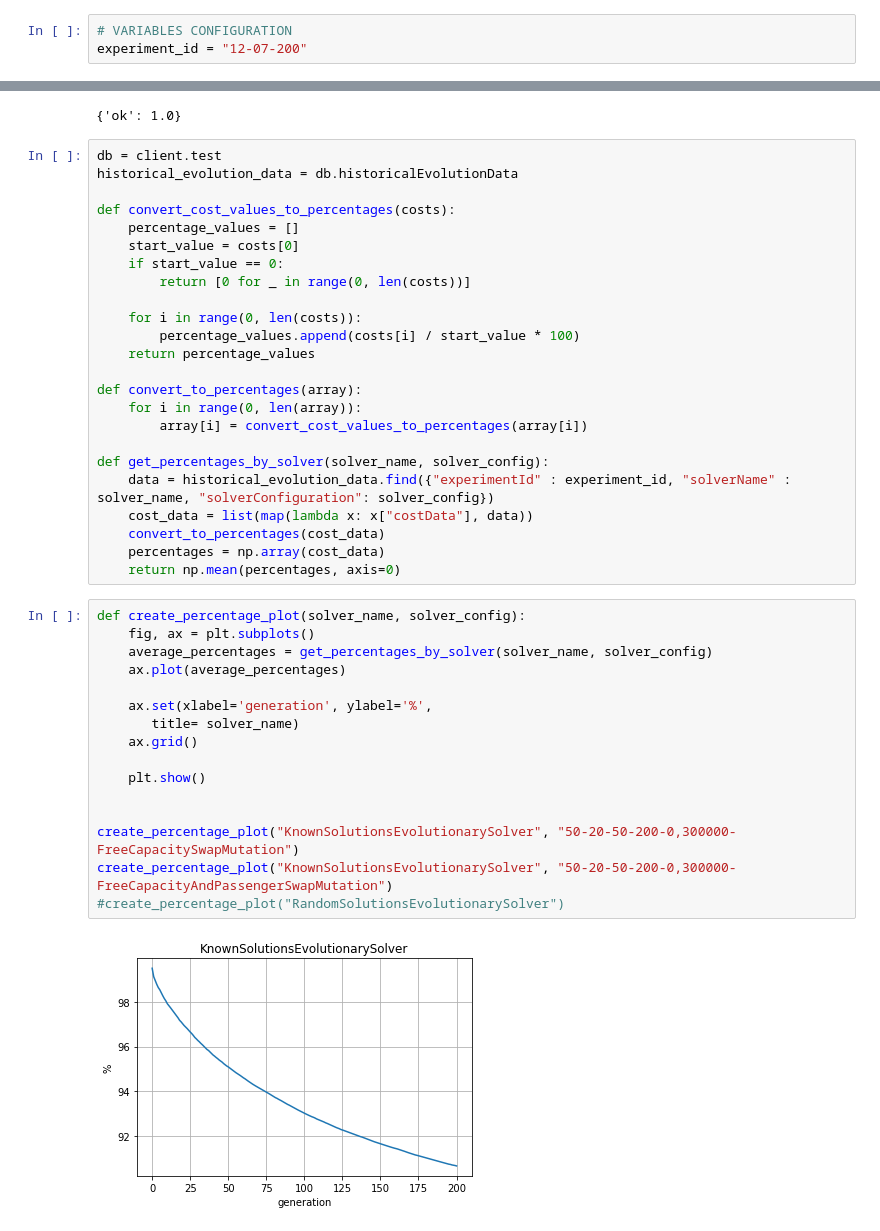
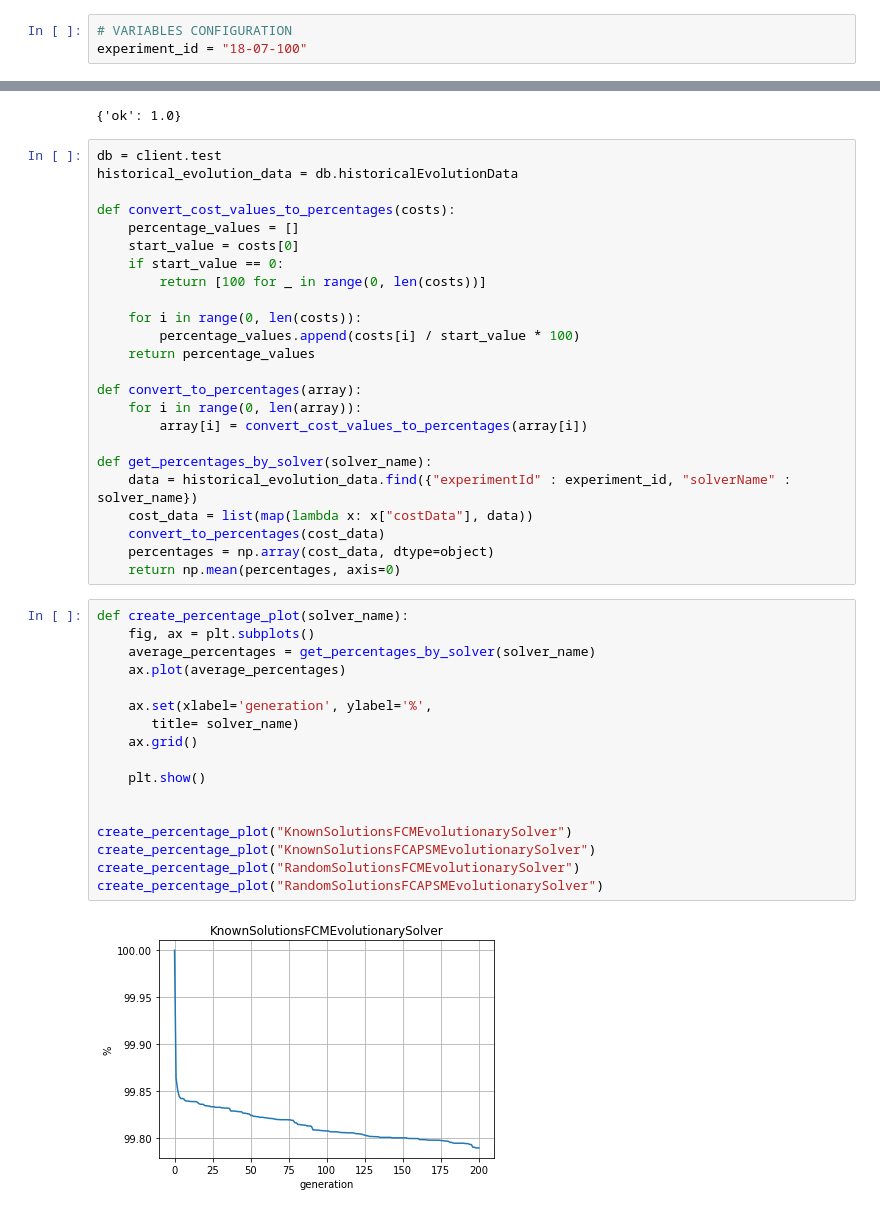
Before and after one commit to mikhailnefedov/OneTrainTransferProblemGenerator, a Jupyter notebook: python_backend/visualization_notebook.ipynb, the cells around one changed output, grey strips where cells are left out. Cells and saved outputs as stored; diff of their text form.

Commit message:
Add solver

```diff
--- a/python_backend/visualization_notebook.ipynb
+++ b/python_backend/visualization_notebook.ipynb
@@ -4,7 +4,7 @@ import numpy as np
 import matplotlib.pyplot as plt
 # %%
 # VARIABLES CONFIGURATION
-experiment_id = "12-07-200"
+experiment_id = "18-07-100"
 # %%
 from pymongo.mongo_client import MongoClient
 from pymongo.server_api import ServerApi
@@ -23,7 +23,7 @@ def convert_cost_values_to_percentages(costs):
     percentage_values = []
     start_value = costs[0]
     if start_value == 0:
-        return [0 for _ in range(0, len(costs))]
+        return [100 for _ in range(0, len(costs))]
 
     for i in range(0, len(costs)):
         percentage_values.append(costs[i] / start_value * 100)
@@ -33,27 +33,28 @@ def convert_to_percentages(array):
     for i in range(0, len(array)):
         array[i] = convert_cost_values_to_percentages(array[i])
 
-def get_percentages_by_solver(solver_name, solver_config):
-    data = historical_evolution_data.find({"experimentId" : experiment_id, "solverName" : solver_name, "solverConfiguration": solver_config})
+def get_percentages_by_solver(solver_name):
+    data = historical_evolution_data.find({"experimentId" : experiment_id, "solverName" : solver_name})
     cost_data = list(map(lambda x: x["costData"], data))
     convert_to_percentages(cost_data)
-    percentages = np.array(cost_data)
+    percentages = np.array(cost_data, dtype=object)
     return np.mean(percentages, axis=0)
 # %%
-def create_percentage_plot(solver_name, solver_config):
+def create_percentage_plot(solver_name):
     fig, ax = plt.subplots()
-    average_percentages = get_percentages_by_solver(solver_name, solver_config)
+    average_percentages = get_percentages_by_solver(solver_name)
     ax.plot(average_percentages)
 
     ax.set(xlabel='generation', ylabel='%',
        title= solver_name)
     ax.grid()
 
     plt.show()
 
 
-create_percentage_plot("KnownSolutionsEvolutionarySolver", "50-20-50-200-0,300000-FreeCapacitySwapMutation")
-create_percentage_plot("KnownSolutionsEvolutionarySolver", "50-20-50-200-0,300000-FreeCapacityAndPassengerSwapMutation")
-#create_percentage_plot("RandomSolutionsEvolutionarySolver")
+create_percentage_plot("KnownSolutionsFCMEvolutionarySolver")
+create_percentage_plot("KnownSolutionsFCAPSMEvolutionarySolver")
+create_percentage_plot("RandomSolutionsFCMEvolutionarySolver")
+create_percentage_plot("RandomSolutionsFCAPSMEvolutionarySolver")
 # %% [output]
-[figure, old version]
+[figure, new version]
```
Also changed, not shown: parts of 4 cells of this notebook, 2 other files.
